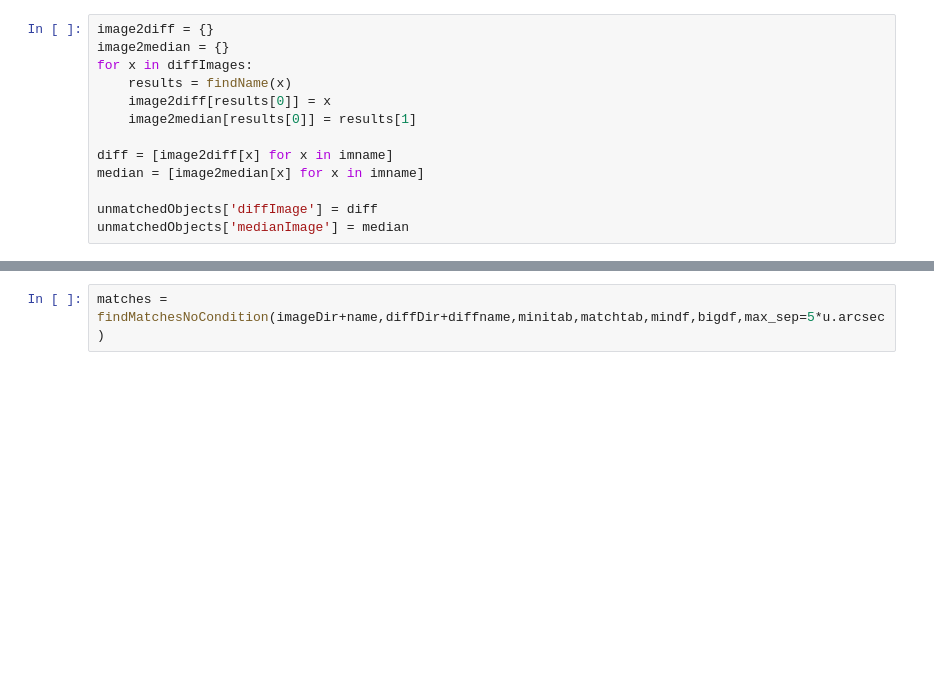
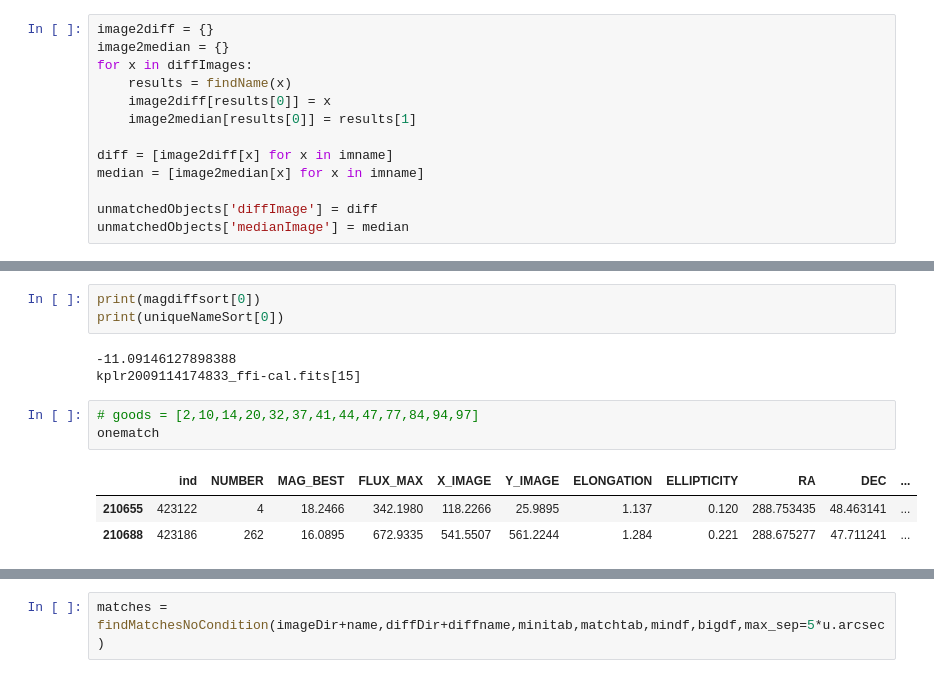
Before and after one commit to mj1e16lsst/keplerPhotometry, a Jupyter notebook: magIncreaseInDIff.ipynb, the cells around one changed output, grey strips where cells are left out. Saved outputs shown, nothing was run; the diff lists cells and outputs as text; blank space fills up the shorter version.

```diff
--- a/magIncreaseInDIff.ipynb
+++ b/magIncreaseInDIff.ipynb
@@ -168 +225,14 @@ unmatchedObjects['medianImage'] = median
+# %%
+print(magdiffsort[0])
+print(uniqueNameSort[0])
+# %% [output]
+-11.09146127898388
+kplr2009114174833_ffi-cal.fits[15]
+# %%
+# goods = [2,10,14,20,32,37,41,44,47,77,84,94,97]
+onematch
+# %% [output]
+|  | ind | NUMBER | MAG_BEST | FLUX_MAX | X_IMAGE | Y_IMAGE | ELONGATION | ELLIPTICITY | RA | DEC | ... |
+| 210655 | 423122 | 4 | 18.2466 | 342.1980 | 118.2266 | 25.9895 | 1.137 | 0.120 | 288.753435 | 48.463141 | ... |
+| 210688 | 423186 | 262 | 16.0895 | 672.9335 | 541.5507 | 561.2244 | 1.284 | 0.221 | 288.675277 | 47.711241 | ... |
 # %%
```
Also changed, not shown: parts of 16 cells of this notebook.
